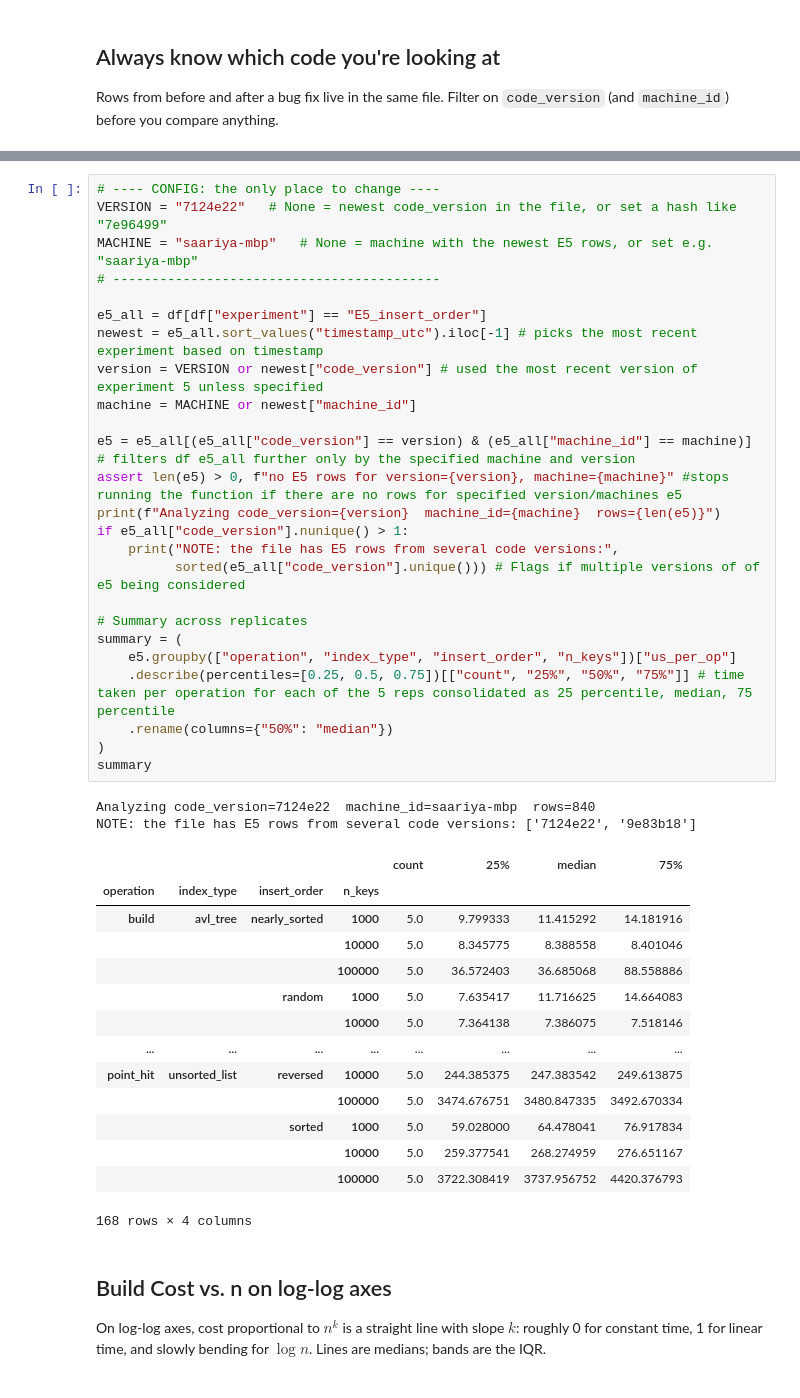
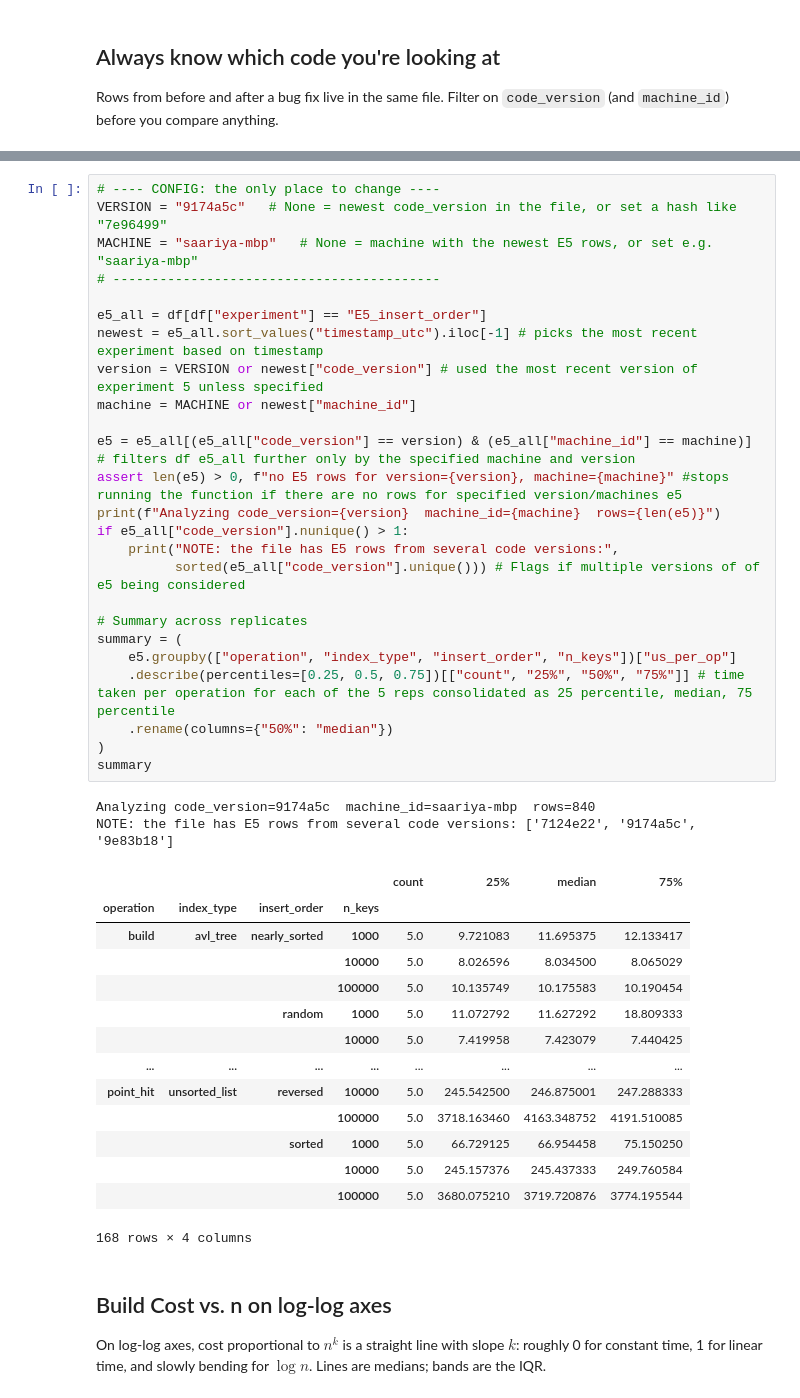
Before and after one commit to shreyaselva/26F-DS4300-P01, a Jupyter notebook: analysis/Exp5_Analysis.ipynb, the cells around one changed output, grey strips where cells are left out. Saved outputs shown, nothing was run; the diff lists cells and outputs as text.

```diff
--- a/analysis/Exp5_Analysis.ipynb
+++ b/analysis/Exp5_Analysis.ipynb
@@ -53,45 +55,45 @@ e7b23fd        shreya-mbp   E3_range_tempo          210
 dtype: int64
 # %%
 # ---- CONFIG: the only place to change ----
-VERSION = "7124e22"   # None = newest code_version in the file, or set a hash like "7e96499"
+VERSION = "9174a5c"   # None = newest code_version in the file, or set a hash like "7e96499"
 MACHINE = "saariya-mbp"   # None = machine with the newest E5 rows, or set e.g. "saariya-mbp"
 # ------------------------------------------
 
 e5_all = df[df["experiment"] == "E5_insert_order"]
 newest = e5_all.sort_values("timestamp_utc").iloc[-1] # picks the most recent experiment based on timestamp
 version = VERSION or newest["code_version"] # used the most recent version of experiment 5 unless specified
 machine = MACHINE or newest["machine_id"]
 
 e5 = e5_all[(e5_all["code_version"] == version) & (e5_all["machine_id"] == machine)] # filters df e5_all further only by the specified machine and version
 assert len(e5) > 0, f"no E5 rows for version={version}, machine={machine}" #stops running the function if there are no rows for specified version/machines e5
 print(f"Analyzing code_version={version}  machine_id={machine}  rows={len(e5)}")
 if e5_all["code_version"].nunique() > 1:
     print("NOTE: the file has E5 rows from several code versions:",
           sorted(e5_all["code_version"].unique())) # Flags if multiple versions of of e5 being considered
 
 # Summary across replicates
 summary = (
     e5.groupby(["operation", "index_type", "insert_order", "n_keys"])["us_per_op"]
     .describe(percentiles=[0.25, 0.5, 0.75])[["count", "25%", "50%", "75%"]] # time taken per operation for each of the 5 reps consolidated as 25 percentile, median, 75 percentile
     .rename(columns={"50%": "median"})
 )
 summary
 # %% [output]
-Analyzing code_version=7124e22  machine_id=saariya-mbp  rows=840
-NOTE: the file has E5 rows from several code versions: ['7124e22', '9e83b18']
+Analyzing code_version=9174a5c  machine_id=saariya-mbp  rows=840
+NOTE: the file has E5 rows from several code versions: ['7124e22', '9174a5c', '9e83b18']
 |  |  |  |  | count | 25% | median | 75% |
 | operation | index_type | insert_order | n_keys |  |  |  |  |
-| build | avl_tree | nearly_sorted | 1000 | 5.0 | 9.799333 | 11.415292 | 14.181916 |
-|  |  |  | 10000 | 5.0 | 8.345775 | 8.388558 | 8.401046 |
-|  |  |  | 100000 | 5.0 | 36.572403 | 36.685068 | 88.558886 |
-|  |  | random | 1000 | 5.0 | 7.635417 | 11.716625 | 14.664083 |
-|  |  |  | 10000 | 5.0 | 7.364138 | 7.386075 | 7.518146 |
+| build | avl_tree | nearly_sorted | 1000 | 5.0 | 9.721083 | 11.695375 | 12.133417 |
+|  |  |  | 10000 | 5.0 | 8.026596 | 8.034500 | 8.065029 |
+|  |  |  | 100000 | 5.0 | 10.135749 | 10.175583 | 10.190454 |
+|  |  | random | 1000 | 5.0 | 11.072792 | 11.627292 | 18.809333 |
+|  |  |  | 10000 | 5.0 | 7.419958 | 7.423079 | 7.440425 |
 | ... | ... | ... | ... | ... | ... | ... | ... |
-| point_hit | unsorted_list | reversed | 10000 | 5.0 | 244.385375 | 247.383542 | 249.613875 |
-|  |  |  | 100000 | 5.0 | 3474.676751 | 3480.847335 | 3492.670334 |
-|  |  | sorted | 1000 | 5.0 | 59.028000 | 64.478041 | 76.917834 |
-|  |  |  | 10000 | 5.0 | 259.377541 | 268.274959 | 276.651167 |
-|  |  |  | 100000 | 5.0 | 3722.308419 | 3737.956752 | 4420.376793 |
+| point_hit | unsorted_list | reversed | 10000 | 5.0 | 245.542500 | 246.875001 | 247.288333 |
+|  |  |  | 100000 | 5.0 | 3718.163460 | 4163.348752 | 4191.510085 |
+|  |  | sorted | 1000 | 5.0 | 66.729125 | 66.954458 | 75.150250 |
+|  |  |  | 10000 | 5.0 | 245.157376 | 245.437333 | 249.760584 |
+|  |  |  | 100000 | 5.0 | 3680.075210 | 3719.720876 | 3774.195544 |
 168 rows × 4 columns
 # %% [markdown]
 ## Build Cost vs. n on log-log axes
```
Also changed, not shown: parts of 9 cells of this notebook, 17 other files.
